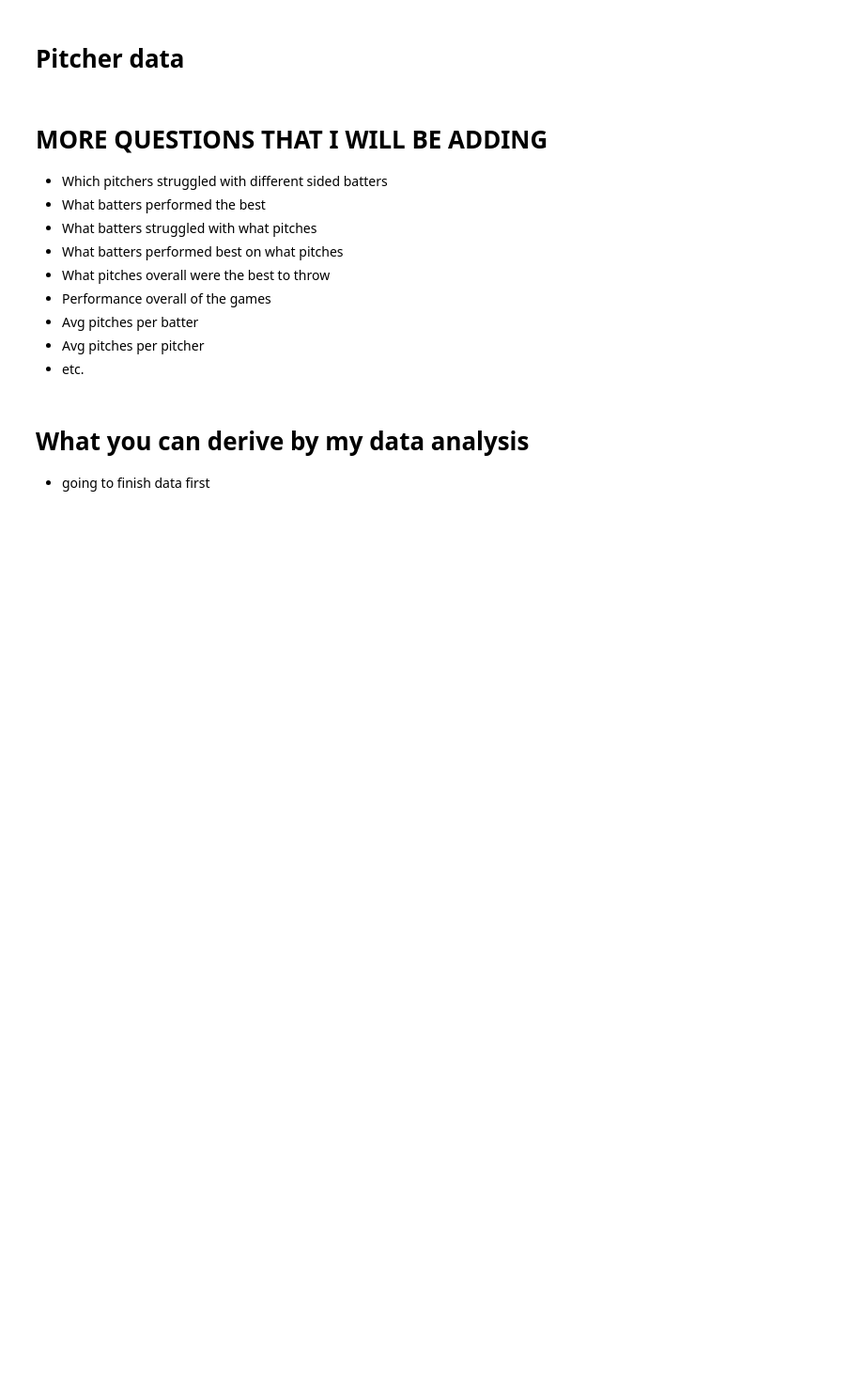
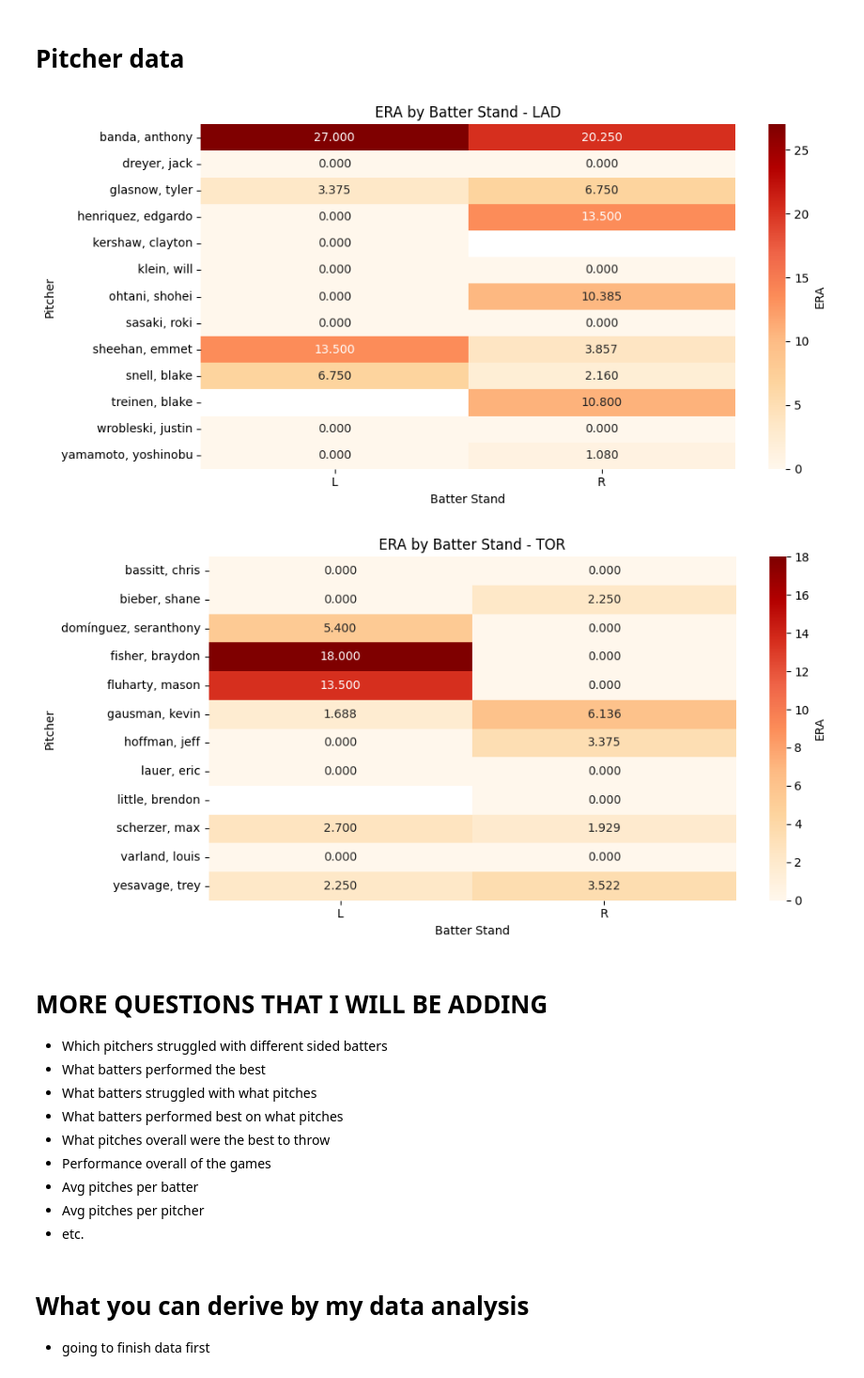
Before and after one commit to cjsteffen00/MLB-data, a Jupyter notebook: analysis_files/world_series.ipynb, the cells around one changed output. Shown: that part at 94% size. Drawn from its saved outputs; the diff is of its cells as text; code cells hidden in the pictures; blank space fills up the shorter version.

```diff
--- a/analysis_files/world_series.ipynb
+++ b/analysis_files/world_series.ipynb
@@ -308,6 +347,53 @@ for team in teams:
 # Pitcher data
 # %%
 # pitcher performance on each handed batters
+# along with batter performance on what handed pitcher
+
+# output variables
+    # ERA on each sided batter
+era_by_stand = con.sql("""
+WITH pitcher_stats AS (
+    SELECT stand, pitcher,
+        SUM(CASE
+                WHEN events IN ('strikeout','field_out','force_out','grounded_into_double_play','strikeout_double_play')
+                THEN 1
+                ELSE 0
+            END) as outs,
+        SUM(CASE
+                WHEN events IN ('home_run','single','double','triple','walk','hit_by_pitch')
+                     AND post_bat_score > bat_score
+                THEN post_bat_score - bat_score
+                ELSE 0
+            END) as earned_runs
+    FROM ws_df
+    GROUP BY stand, pitcher
+) SELECT stand, pitcher, outs / 3.0 AS innings_pitched, earned_runs,
+    CASE
+        WHEN outs = 0 THEN null
+        ELSE round((earned_runs * 9.0) / (outs / 3.0), 3)
+    END AS ERA
+FROM pitcher_stats
+ORDER BY pitcher, ERA DESC;
+""").to_df()
+
+pitcher_era_data = era_by_stand.merge(pitchers_df, left_on = 'pitcher', right_on = 'pitcher_id', how = 'left').drop(columns = ['pitcher_id'])
+
+# do some visualizations on batter_data
+teams = batter_arm_data['team_name'].unique()
+
+for team in teams:
+    df_team = pitcher_era_data[pitcher_era_data['team_name'] == team]
+    heatmap_arms = df_team.pivot(index='full_name', columns='stand', values='ERA')
+    plt.figure(figsize=(10, 5))
+    sns.heatmap(heatmap_arms, annot = True, fmt = ".3f", cmap = 'OrRd', cbar_kws = {'label':'ERA'}, vmin = 0)
+    plt.title(f'ERA by Batter Stand - {team}')
+    plt.xlabel('Batter Stand')
+    plt.ylabel('Pitcher')
+    plt.tight_layout()
+    plt.show()
+# %% [output]
+[figure, added]
+[figure, added]
 # %% [markdown]
 # MORE QUESTIONS THAT I WILL BE ADDING
 - Which pitchers struggled with different sided batters
```
Also changed, not shown: parts of 3 cells of this notebook.
